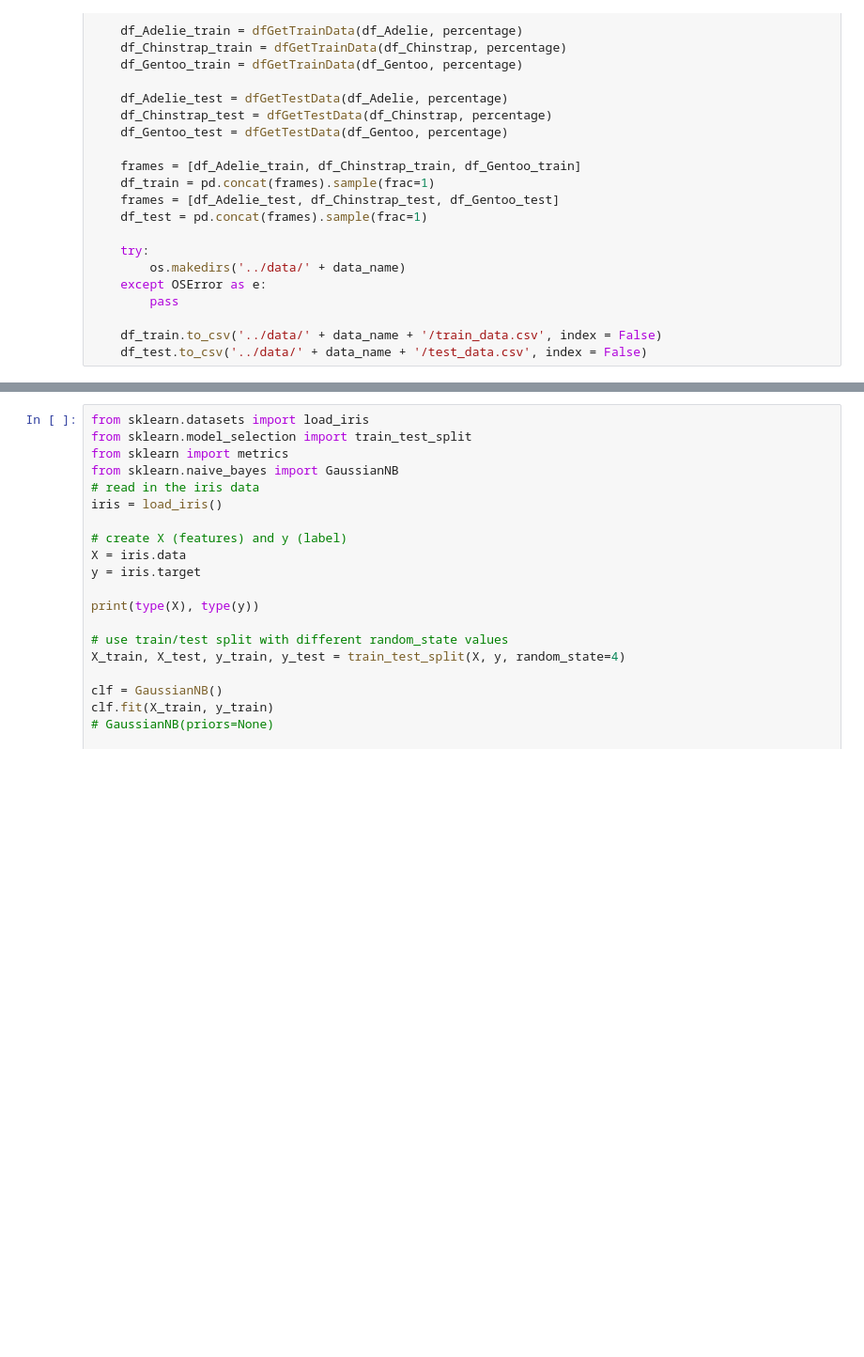
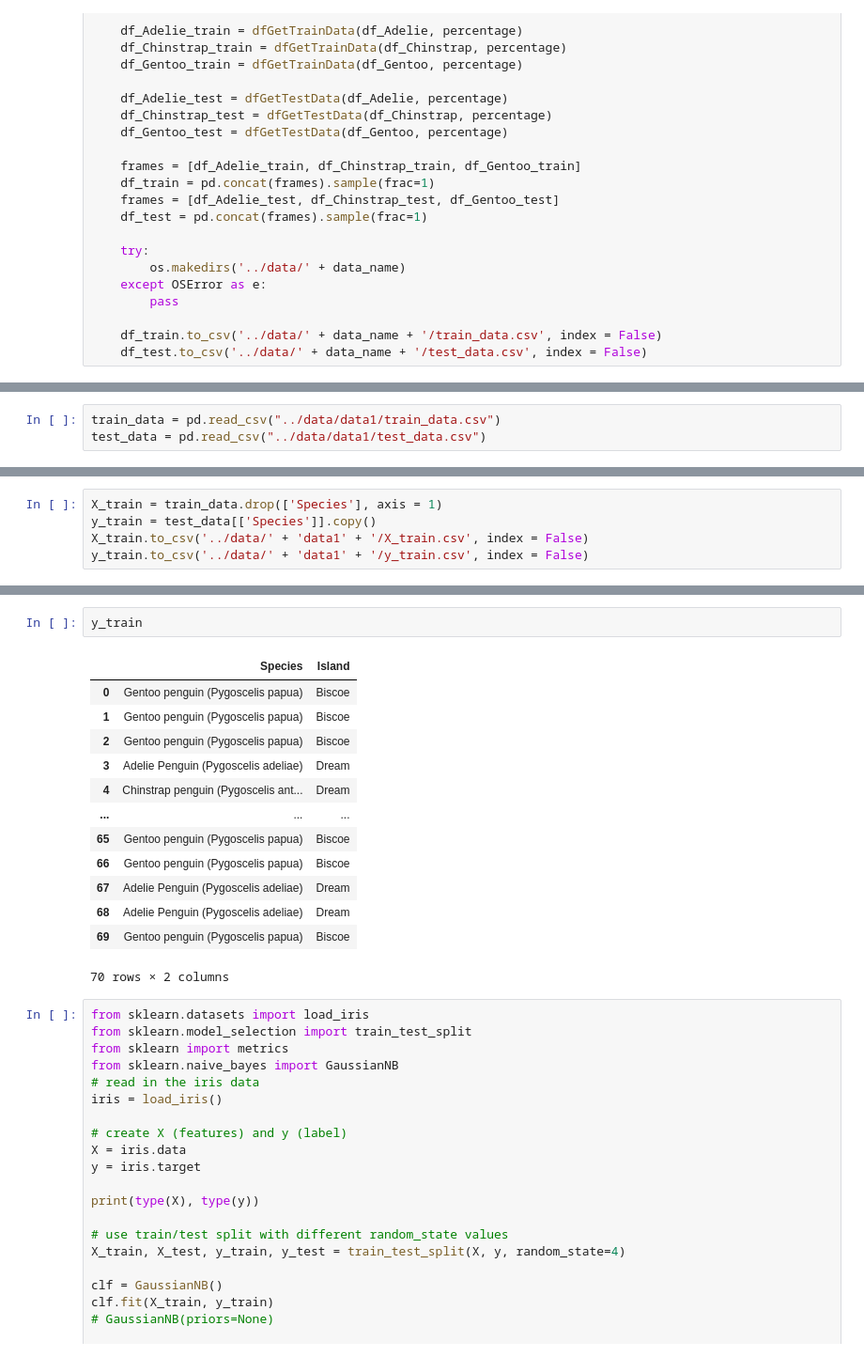
Before and after one commit to Tahuubinh/ML_HUST_PROJECT, a Jupyter notebook: code/Preprocessing.ipynb, the cells around one changed output, grey strips where cells are left out. Shown at 94% size. Cells and saved outputs as stored; diff of their text form; blank space fills up the shorter version.

```diff
--- a/code/Preprocessing.ipynb
+++ b/code/Preprocessing.ipynb
@@ -205,0 +260,3 @@ splitTrainTest(df_remove_spare_columns, percentage = 0.8, data_name = 'data1')
+# %%
+train_data = pd.read_csv("../data/data1/train_data.csv")
+test_data = pd.read_csv("../data/data1/test_data.csv")
@@ -205,0 +277,5 @@ splitTrainTest(df_remove_spare_columns, percentage = 0.8, data_name = 'data1')
+# %%
+X_train = train_data.drop(['Species'], axis = 1)
+y_train = test_data[['Species']].copy()
+X_train.to_csv('../data/' + 'data1' + '/X_train.csv', index = False)
+y_train.to_csv('../data/' + 'data1' + '/y_train.csv', index = False)
@@ -206,3 +293,19 @@ splitTrainTest(df_remove_spare_columns, percentage = 0.8, data_name = 'data1')
+# %%
+y_train
+# %% [output]
+|  | Species | Island |
+| 0 | Gentoo penguin (Pygoscelis papua) | Biscoe |
+| 1 | Gentoo penguin (Pygoscelis papua) | Biscoe |
+| 2 | Gentoo penguin (Pygoscelis papua) | Biscoe |
+| 3 | Adelie Penguin (Pygoscelis adeliae) | Dream |
+| 4 | Chinstrap penguin (Pygoscelis ant... | Dream |
+| ... | ... | ... |
+| 65 | Gentoo penguin (Pygoscelis papua) | Biscoe |
+| 66 | Gentoo penguin (Pygoscelis papua) | Biscoe |
+| 67 | Adelie Penguin (Pygoscelis adeliae) | Dream |
+| 68 | Adelie Penguin (Pygoscelis adeliae) | Dream |
+| 69 | Gentoo penguin (Pygoscelis papua) | Biscoe |
+70 rows × 2 columns
 # %%
 from sklearn.datasets import load_iris
 from sklearn.model_selection import train_test_split
```
Also changed, not shown: parts of 11 cells of this notebook, 20 other files.
